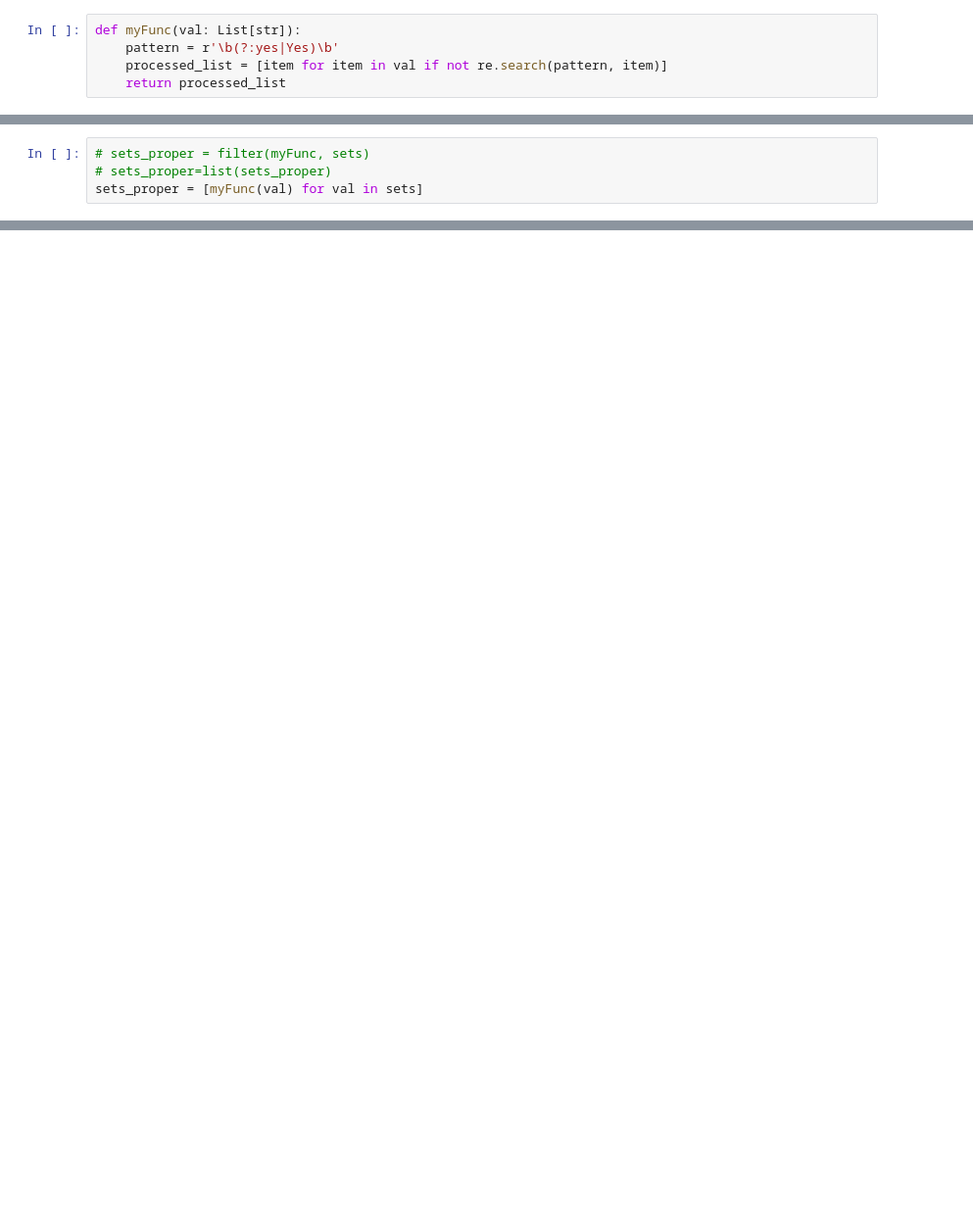
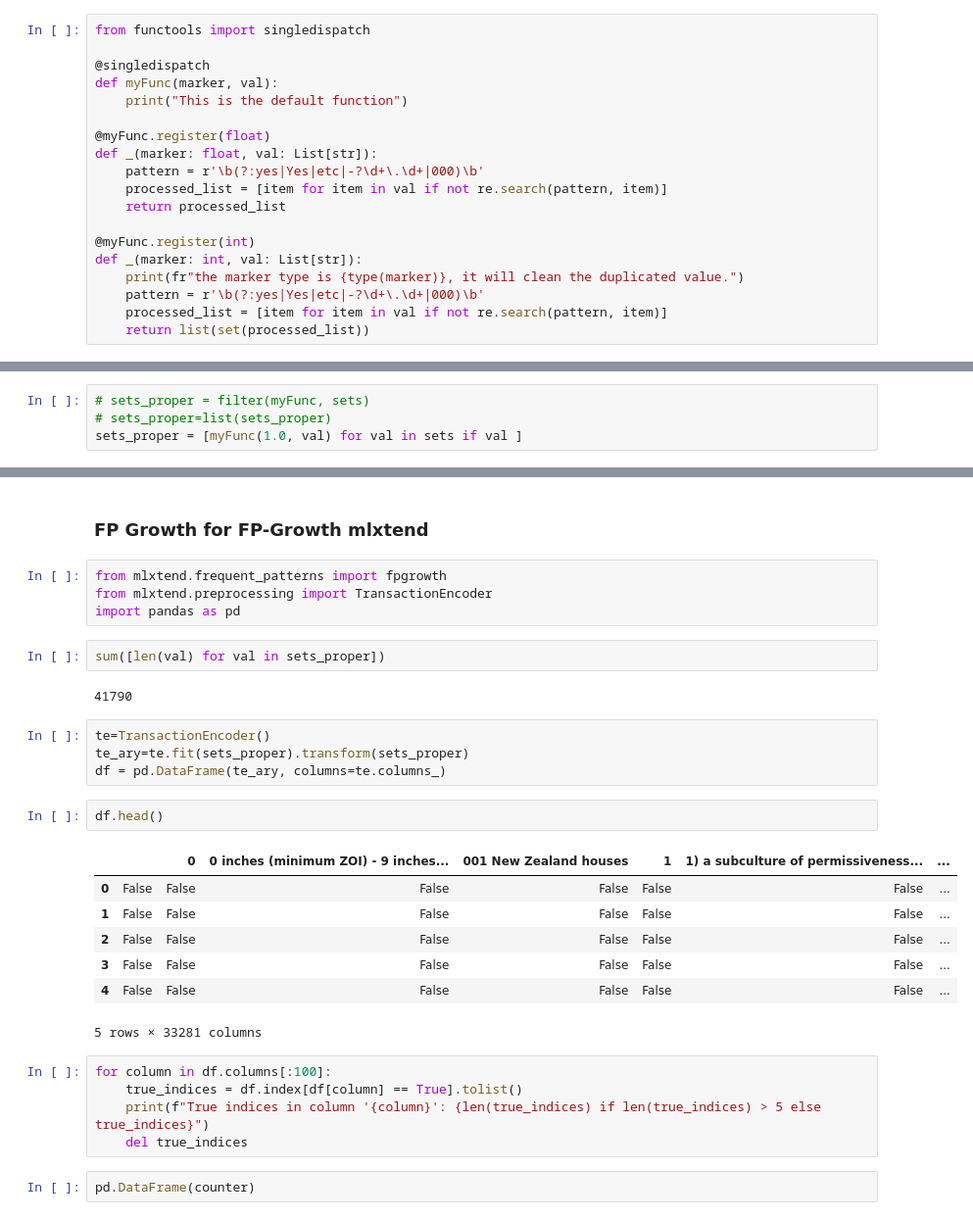
Before and after one commit to sinomark123/knowledge-graph-for-stakeholder-risks-detection-in-mega-infrastructure-projects, a Jupyter notebook: LLama_result_clean/FP_Growth_Inference/FP_growth.ipynb, the cells around one changed output, grey strips where cells are left out. Shown: that part at 98% size. Drawn from its saved outputs; the diff is of its cells as text; blank space fills up the shorter version.

Commit message:
counterpart

```diff
--- a/LLama_result_clean/FP_Growth_Inference/FP_growth.ipynb
+++ b/LLama_result_clean/FP_Growth_Inference/FP_growth.ipynb
@@ -13,7 +25,21 @@ for idx, subset in enumerate(sets):
     subset = [item.strip() for yitem in subset for item in yitem]
     sets[idx] = subset
-# %%
-def myFunc(val: List[str]):
-    pattern = r'\b(?:yes|Yes)\b'
-    processed_list = [item for item in val if not re.search(pattern, item)]
-    return processed_list
+# %%
+from functools import singledispatch
+
+@singledispatch
+def myFunc(marker, val):
+    print("This is the default function")
+
+@myFunc.register(float)
+def _(marker: float, val: List[str]):
+    pattern = r'\b(?:yes|Yes|etc|-?\d+\.\d+|000)\b'
+    processed_list = [item for item in val if not re.search(pattern, item)]
+    return processed_list
+
+@myFunc.register(int)
+def _(marker: int, val: List[str]):
+    print(fr"the marker type is {type(marker)}, it will clean the duplicated value.")
+    pattern = r'\b(?:yes|Yes|etc|-?\d+\.\d+|000)\b'
+    processed_list = [item for item in val if not re.search(pattern, item)]
+    return list(set(processed_list))
@@ -20,4 +67,4 @@ def myFunc(val: List[str]):
 # %%
 # sets_proper = filter(myFunc, sets)
 # sets_proper=list(sets_proper)
-sets_proper = [myFunc(val) for val in sets]
+sets_proper = [myFunc(1.0, val) for val in sets if val ]
@@ -56,0 +131,31 @@ sets_proper
+# %% [markdown]
+### FP Growth for FP-Growth mlxtend
+# %%
+from mlxtend.frequent_patterns import fpgrowth
+from mlxtend.preprocessing import TransactionEncoder
+import pandas as pd
+# %%
+sum([len(val) for val in sets_proper])
+# %% [output]
+41790
+# %%
+te=TransactionEncoder()
+te_ary=te.fit(sets_proper).transform(sets_proper)
+df = pd.DataFrame(te_ary, columns=te.columns_)
+# %%
+df.head()
+# %% [output]
+|  |  | 0 | 0 inches (minimum ZOI) - 9 inches... | 001 New Zealand houses | 1 | 1) a subculture of permissiveness... | ... |
+| 0 | False | False | False | False | False | False | ... |
+| 1 | False | False | False | False | False | False | ... |
+| 2 | False | False | False | False | False | False | ... |
+| 3 | False | False | False | False | False | False | ... |
+| 4 | False | False | False | False | False | False | ... |
+5 rows × 33281 columns
+# %%
+for column in df.columns[:100]:
+    true_indices = df.index[df[column] == True].tolist()
+    print(f"True indices in column '{column}': {len(true_indices) if len(true_indices) > 5 else true_indices}")
+    del true_indices
+# %%
+pd.DataFrame(counter)
```
Also changed, not shown: parts of 23 cells of this notebook, 26 other files.
